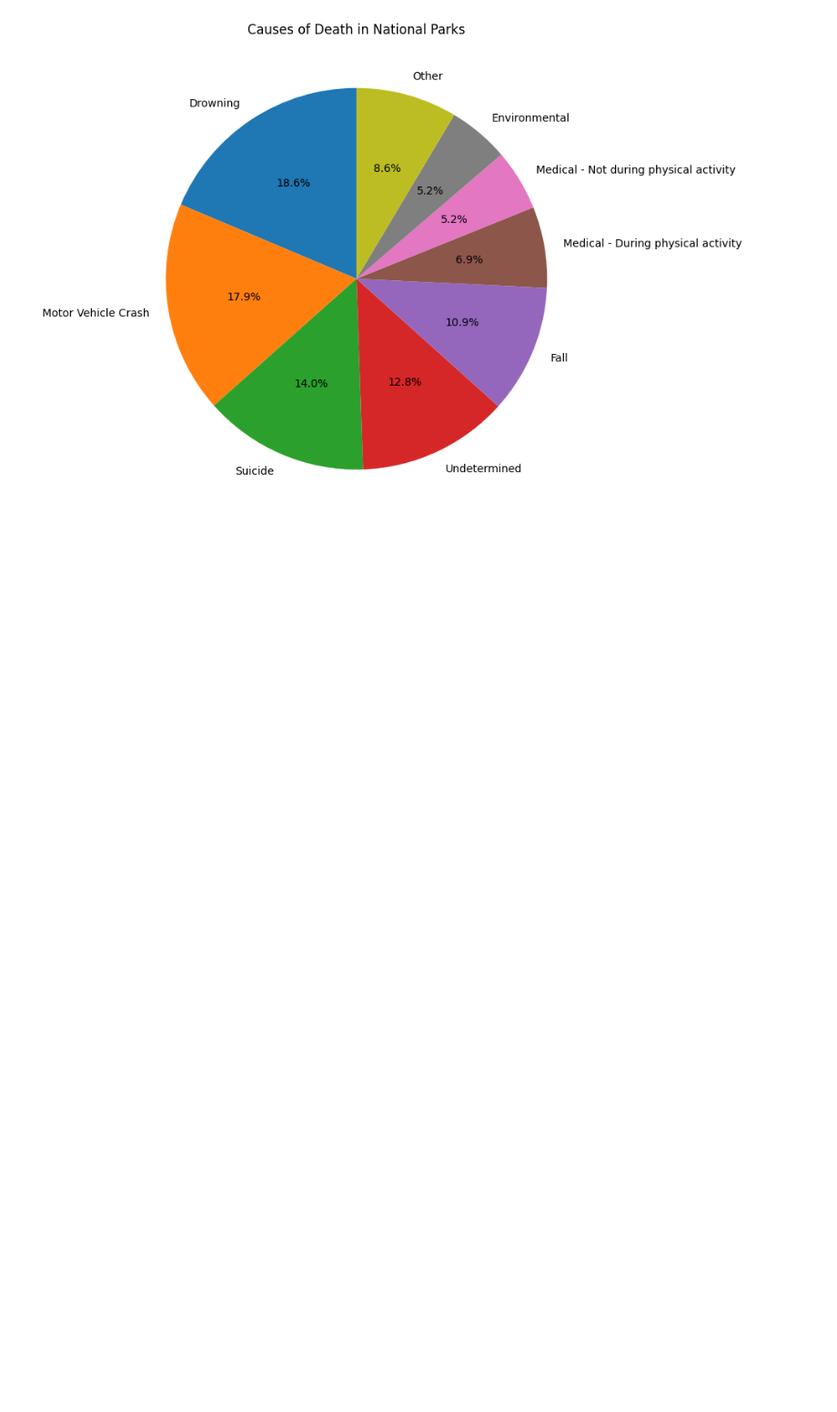
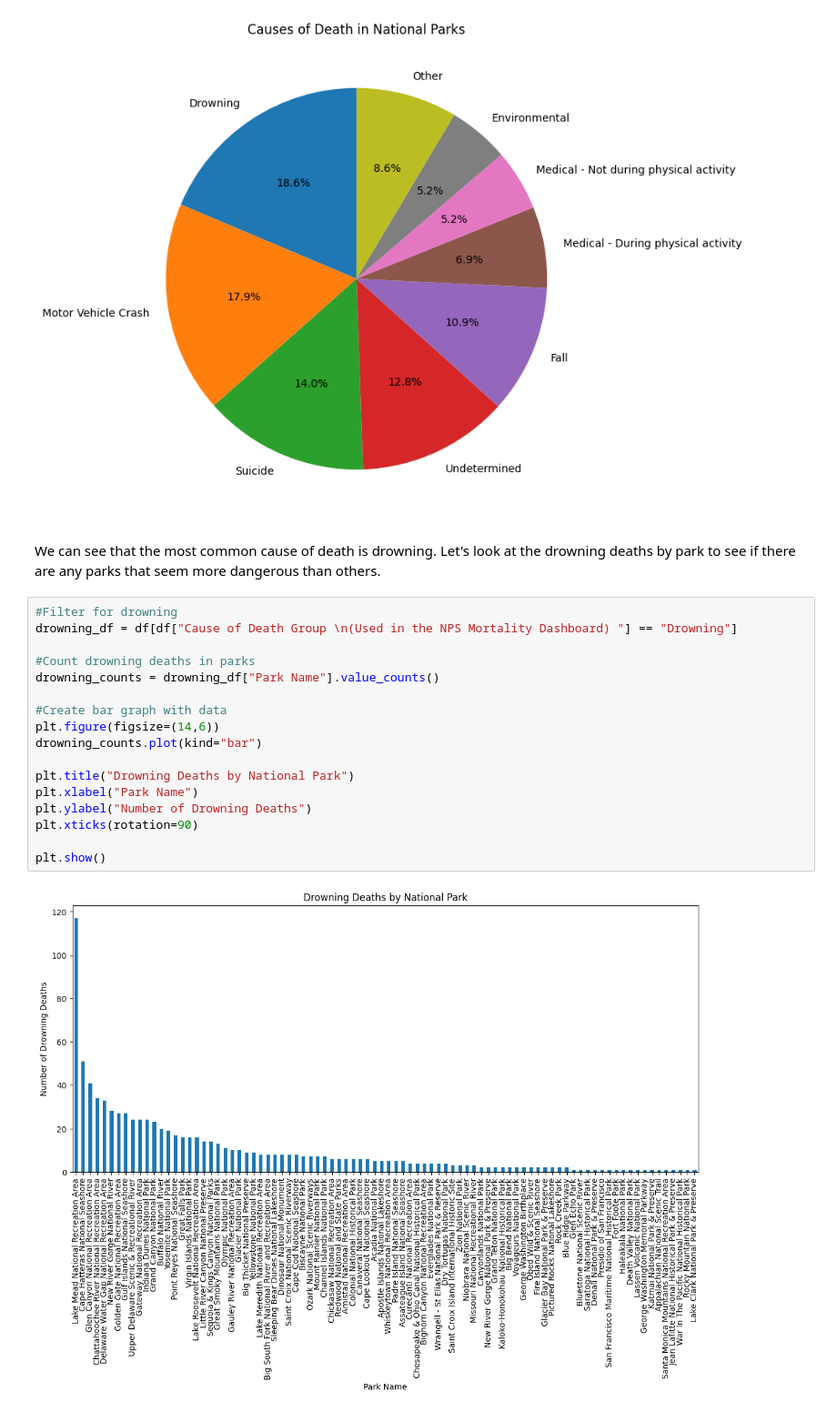
Before and after one commit to jeccalong/NPS_Dataset, a Jupyter notebook: Notebooks/eda.ipynb, the cells around one changed output. Shown at 91% size. Drawn from its saved outputs; the diff is of its cells as text; blank space fills up the shorter version.

Commit message:
Added Drowning Death Bar Chart

```diff
--- a/Notebooks/eda.ipynb
+++ b/Notebooks/eda.ipynb
@@ -76,3 +76,24 @@ plt.title("Causes of Death in National Parks")
 plt.show()
 # %% [output]
 [figure]
+# %% [markdown]
+We can see that the most common cause of death is drowning. Let's look at the drowning deaths by park to see if there are any parks that seem more dangerous than others.
+# %%
+#Filter for drowning
+drowning_df = df[df["Cause of Death Group \n(Used in the NPS Mortality Dashboard) "] == "Drowning"]
+
+#Count drowning deaths in parks
+drowning_counts = drowning_df["Park Name"].value_counts()
+
+#Create bar graph with data
+plt.figure(figsize=(14,6))
+drowning_counts.plot(kind="bar")
+
+plt.title("Drowning Deaths by National Park")
+plt.xlabel("Park Name")
+plt.ylabel("Number of Drowning Deaths")
+plt.xticks(rotation=90)
+
+plt.show()
+# %% [output]
+[figure, added]
```
Also changed, not shown: parts of 4 cells of this notebook.
